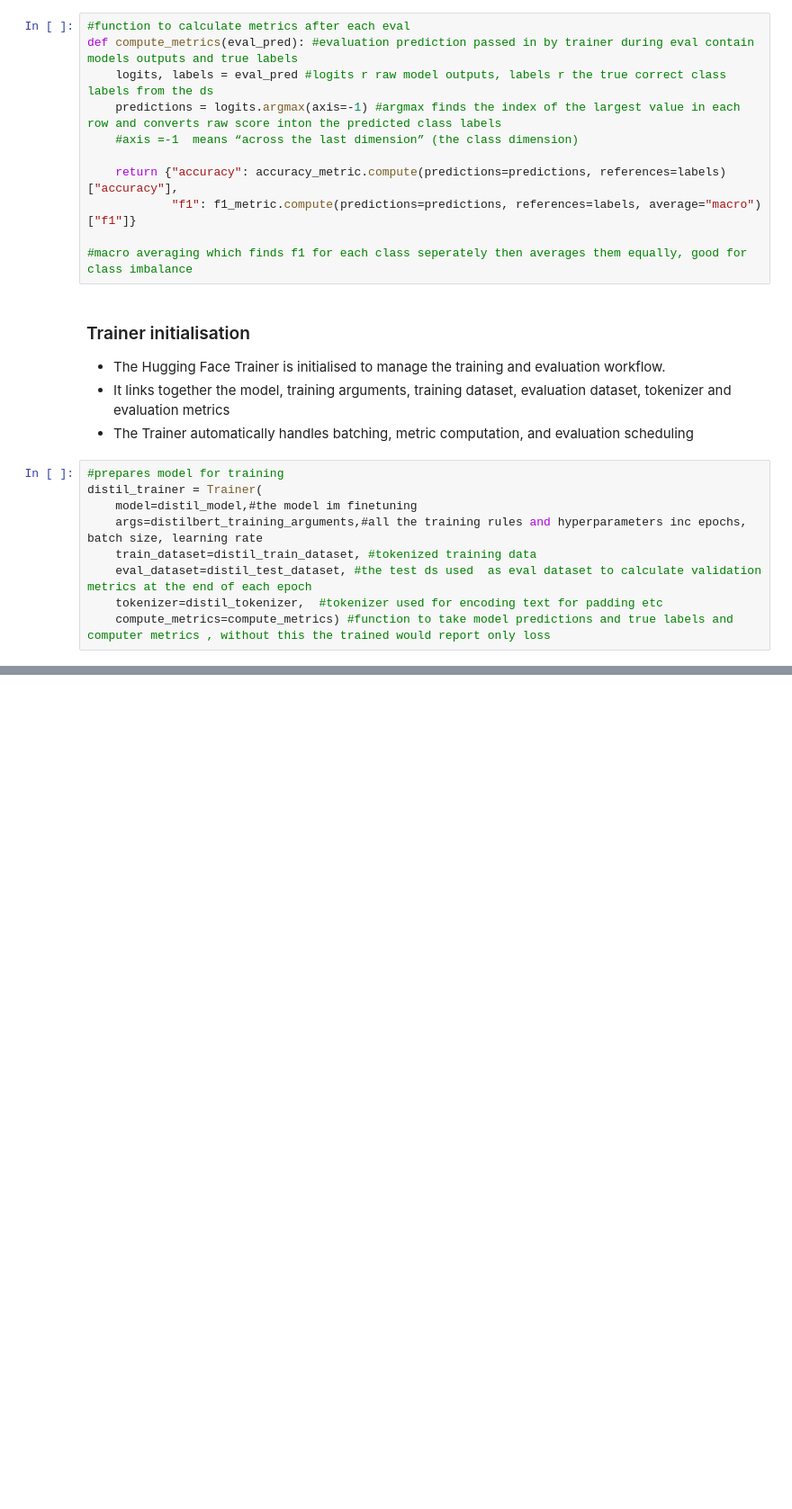
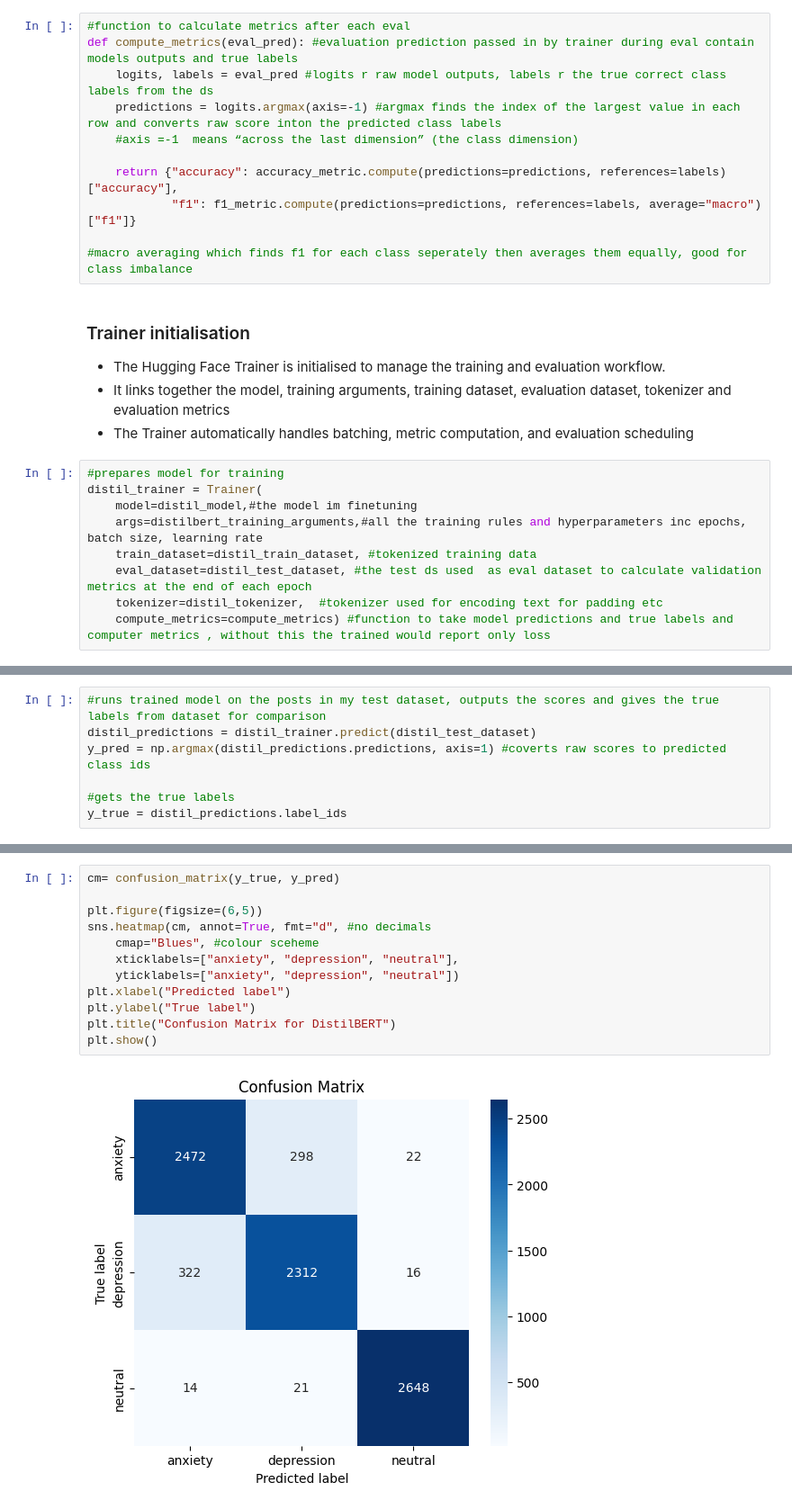
Before and after one commit to mk123x/Mental-Health-Transformer-Classification, a Jupyter notebook: mental_health__transformer_classification.ipynb, the cells around one changed output, grey strips where cells are left out. Shown at 90% size. Drawn from its saved outputs; the diff is of its cells as text; blank space fills up the shorter version.

```diff
--- a/mental_health__transformer_classification.ipynb
+++ b/mental_health__transformer_classification.ipynb
@@ -510,0 +552,7 @@ distil_trainer = Trainer(
+# %%
+#runs trained model on the posts in my test dataset, outputs the scores and gives the true labels from dataset for comparison
+distil_predictions = distil_trainer.predict(distil_test_dataset)
+y_pred = np.argmax(distil_predictions.predictions, axis=1) #coverts raw scores to predicted class ids
+
+#gets the true labels
+y_true = distil_predictions.label_ids
@@ -510,0 +573,14 @@ distil_trainer = Trainer(
+# %%
+cm= confusion_matrix(y_true, y_pred)
+
+plt.figure(figsize=(6,5))
+sns.heatmap(cm, annot=True, fmt="d", #no decimals
+    cmap="Blues", #colour sceheme
+    xticklabels=["anxiety", "depression", "neutral"],
+    yticklabels=["anxiety", "depression", "neutral"])
+plt.xlabel("Predicted label")
+plt.ylabel("True label")
+plt.title("Confusion Matrix for DistilBERT")
+plt.show()
+# %% [output]
+[figure, added]
```
Also changed, not shown: parts of 11 cells of this notebook.
